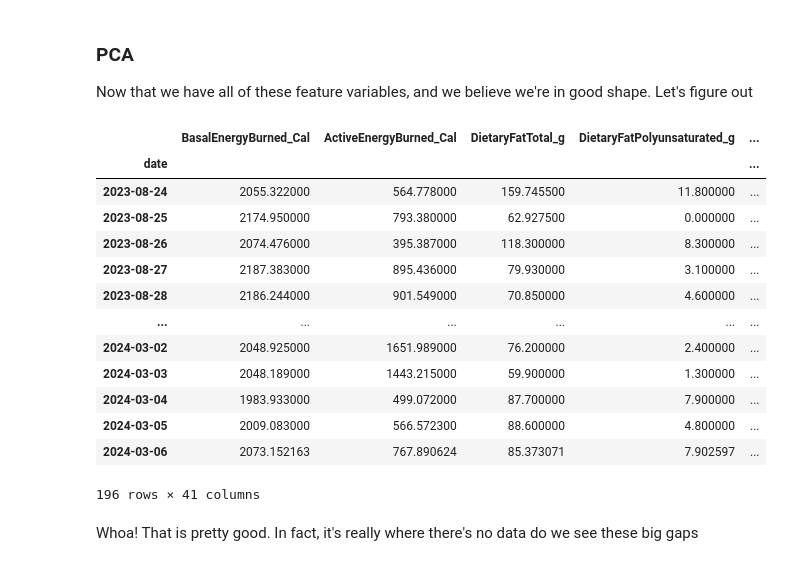
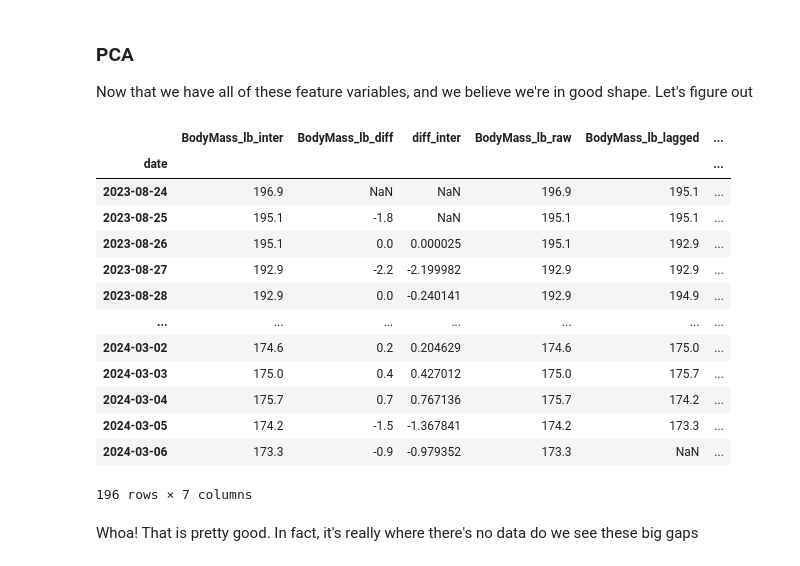
Before and after one commit to bennettandrewm/guess_my_weight, a Jupyter notebook: guess_my_weight_notebook.ipynb, the cells around one changed output. Cells and saved outputs as stored; diff of their text form; code cells hidden in the pictures.

```diff
--- a/guess_my_weight_notebook.ipynb
+++ b/guess_my_weight_notebook.ipynb
@@ -52,7 +68,7 @@ from statsmodels.tsa.stattools import adfuller
 # %% [markdown]
 ### Importing csv file
 # %%
-df = pd.read_csv('/content/guess-my-weight-4-25.zip')
+df = pd.read_csv('content/guess-my-weight-4-25.zip')
 # %%
 df
 # %% [output]
@@ -759,25 +794,25 @@ weight_days
 ### PCA
 Now that we have all of these feature variables, and we believe we're in good shape. Let's figure out
 # %%
-targets = df.loc[:,'BodyMass_lb_inter':'BodyMass_lb_lagged_diff']
+targets = df.loc[:,'BodyMass_lb_inter':'weight_loss']
 features = df.loc[:,'BasalEnergyBurned_Cal':'SleepAnalysis_Awake_hrs']
-# %%
-features
-# %% [output]
-|  | BasalEnergyBurned_Cal | ActiveEnergyBurned_Cal | DietaryFatTotal_g | DietaryFatPolyunsaturated_g | ... |
-| date |  |  |  |  | ... |
-| 2023-08-24 | 2055.322000 | 564.778000 | 159.745500 | 11.800000 | ... |
-| 2023-08-25 | 2174.950000 | 793.380000 | 62.927500 | 0.000000 | ... |
-| 2023-08-26 | 2074.476000 | 395.387000 | 118.300000 | 8.300000 | ... |
-| 2023-08-27 | 2187.383000 | 895.436000 | 79.930000 | 3.100000 | ... |
-| 2023-08-28 | 2186.244000 | 901.549000 | 70.850000 | 4.600000 | ... |
-| ... | ... | ... | ... | ... | ... |
-| 2024-03-02 | 2048.925000 | 1651.989000 | 76.200000 | 2.400000 | ... |
-| 2024-03-03 | 2048.189000 | 1443.215000 | 59.900000 | 1.300000 | ... |
-| 2024-03-04 | 1983.933000 | 499.072000 | 87.700000 | 7.900000 | ... |
-| 2024-03-05 | 2009.083000 | 566.572300 | 88.600000 | 4.800000 | ... |
-| 2024-03-06 | 2073.152163 | 767.890624 | 85.373071 | 7.902597 | ... |
-196 rows × 41 columns
+# %%
+targets
+# %% [output]
+|  | BodyMass_lb_inter | BodyMass_lb_diff | diff_inter | BodyMass_lb_raw | BodyMass_lb_lagged | ... |
+| date |  |  |  |  |  | ... |
+| 2023-08-24 | 196.9 | NaN | NaN | 196.9 | 195.1 | ... |
+| 2023-08-25 | 195.1 | -1.8 | NaN | 195.1 | 195.1 | ... |
+| 2023-08-26 | 195.1 | 0.0 | 0.000025 | 195.1 | 192.9 | ... |
+| 2023-08-27 | 192.9 | -2.2 | -2.199982 | 192.9 | 192.9 | ... |
+| 2023-08-28 | 192.9 | 0.0 | -0.240141 | 192.9 | 194.9 | ... |
+| ... | ... | ... | ... | ... | ... | ... |
+| 2024-03-02 | 174.6 | 0.2 | 0.204629 | 174.6 | 175.0 | ... |
+| 2024-03-03 | 175.0 | 0.4 | 0.427012 | 175.0 | 175.7 | ... |
+| 2024-03-04 | 175.7 | 0.7 | 0.767136 | 175.7 | 174.2 | ... |
+| 2024-03-05 | 174.2 | -1.5 | -1.367841 | 174.2 | 173.3 | ... |
+| 2024-03-06 | 173.3 | -0.9 | -0.979352 | 173.3 | NaN | ... |
+196 rows × 7 columns
 # %% [markdown]
 Whoa! That is pretty good. In fact, it's really where there's no data do we see these big gaps
 # %%
```
Also changed, not shown: parts of 20 cells of this notebook.
